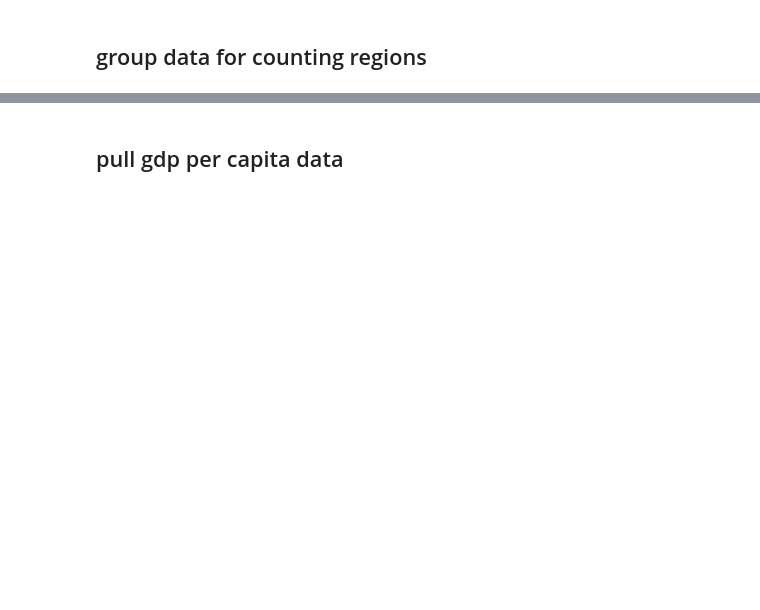
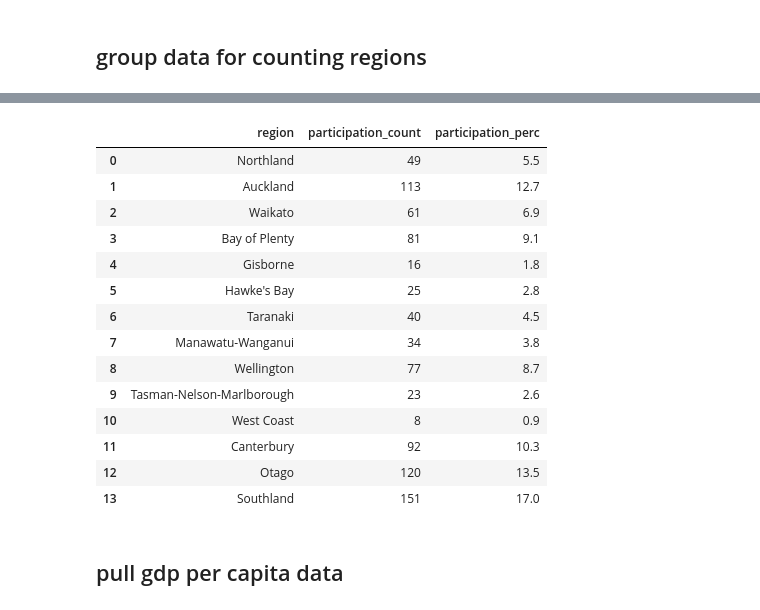
Before and after one commit to matthew-trava/huiehackathon-team2, a Jupyter notebook: gis.ipynb, the cells around one changed output, grey strips where cells are left out. Cells and saved outputs as stored; diff of their text form; code cells hidden in the pictures; blank space fills up the shorter version.

```diff
--- a/gis.ipynb
+++ b/gis.ipynb
@@ -222,0 +241,65 @@ df_regcount
+# %%
+reg_arr_2020 = df_2020['location'].values
+
+generic_regions_2020 = [
+    'region: NZ',
+    'region: NI',
+    'region: SI'
+]
+
+count_reg_dict_2020 = {reg.split('region: ')[-1]:0 for reg in region_cols_2020 if reg not in generic_regions_2020}
+
+redundant_regions_2020 = [
+    "All regions of the South Island",
+    'All of North Island',
+    "TaranakiWellington",
+    "We don't operate in Aotearoa",
+    #'All of Aotearoa New ZealandManawatu-Wanganui',
+    #'West CoastOtago',
+    #'Bay of PlentyManawatu-Wanganui',
+    #'All of Aotearoa New ZealandAll of South IslandCanterbury',
+    #'AucklandBay of Plenty',
+    #'All of Aotearoa New ZealandAuckland',
+    #"AucklandBay of PlentyHawke's Bay",
+    #"Bay of PlentyHawke's BayManawatu-Wanganui",
+    #"Bay of PlentyHawke's Bay",
+    #'Tasman-Nelson-MarlboroughCanterbury',
+    #'NorthlandWaikatoTaranaki',
+    #'AucklandCanterbury',
+    #'CanterburySouthland'
+]
+
+n_err = 0
+for i, group in enumerate(reg_arr_2020):
+    regions = group.split(',')
+    for j, item in enumerate(regions):
+        region = item.split('/')[0]
+        if region == 'All of Aotearoa New Zealand':
+            pass
+            #count_reg_dict_2020.update({f'{key}': val+1 for (key,val) in count_reg_dict_2020.items()})
+        elif region in redundant_regions_2020:
+            pass
+        else:
+            try:
+                count_reg_dict_2020[region] += 1
+            except KeyError:
+                n_err += 1
+
+print(n_err)
+
+def remove_emptychar(df_in, col_name='region'):
+    df_out = df_in.copy()
+
+    with_endspace = [(lambda s: s[-1] == ' ')(s) for s in df_in[col_name].values]
+    df_out[col_name][with_endspace] = df_out[col_name][with_endspace].map(lambda s: str(s)[:-1])
+
+    return df_out
+
+# turn dictionary into
+df_regcount_2020 = pd.DataFrame(count_reg_dict_2020.items(), columns=['region', 'participation_count'])
+df_regcount_2020 = remove_emptychar(df_regcount_2020, col_name='region')
+# add partcipation percentage
+df_regcount_2020['participation_perc'] = np.round((df_regcount_2020.participation_count/df_regcount_2020.participation_count.sum())*100, 1)
+
+df_regcount_2020
+# %% [output]
@@ -222,0 +311,15 @@ df_regcount
+|  | region | participation_count | participation_perc |
+| 0 | Northland | 49 | 5.5 |
+| 1 | Auckland | 113 | 12.7 |
+| 2 | Waikato | 61 | 6.9 |
+| 3 | Bay of Plenty | 81 | 9.1 |
+| 4 | Gisborne | 16 | 1.8 |
+| 5 | Hawke's Bay | 25 | 2.8 |
+| 6 | Taranaki | 40 | 4.5 |
+| 7 | Manawatu-Wanganui | 34 | 3.8 |
+| 8 | Wellington | 77 | 8.7 |
+| 9 | Tasman-Nelson-Marlborough | 23 | 2.6 |
+| 10 | West Coast | 8 | 0.9 |
+| 11 | Canterbury | 92 | 10.3 |
+| 12 | Otago | 120 | 13.5 |
+| 13 | Southland | 151 | 17.0 |
```
Also changed, not shown: parts of 9 cells of this notebook.
